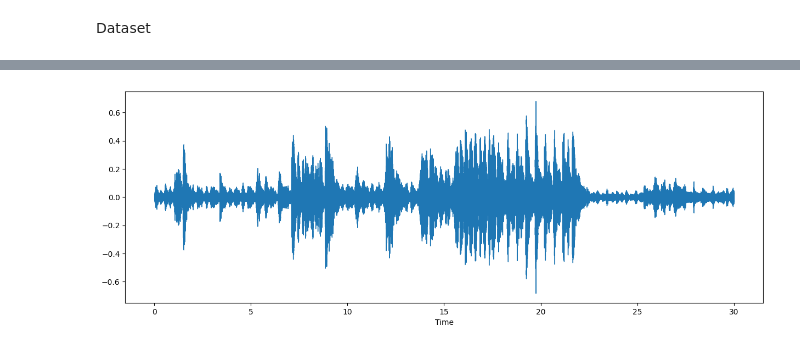
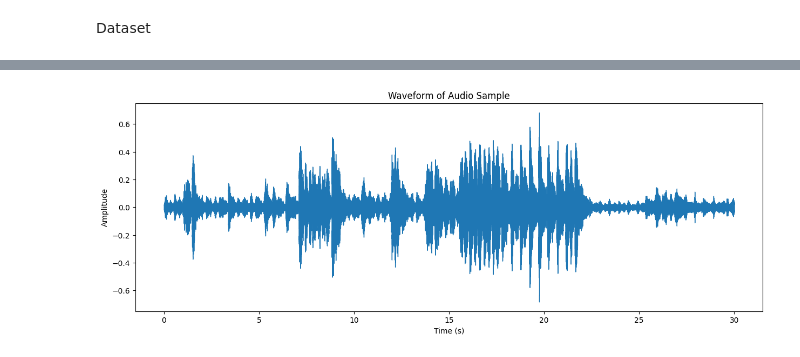
Before and after one commit to BoddyShen/cs682_final_project, a Jupyter notebook: genre_classification.ipynb, the cells around one changed output, grey strips where cells are left out. Cells and saved outputs as stored; diff of their text form; code cells hidden in the pictures.

```diff
--- a/genre_classification.ipynb
+++ b/genre_classification.ipynb
@@ -47,7 +20,10 @@ IPython.display.Audio(audio_data, rate=sr)
 # %%
 # plot sample file
 plt.figure(figsize=(15,5))
 librosa.display.waveshow(audio_data)
+plt.title("Waveform of Audio Sample")
+plt.xlabel("Time (s)")
+plt.ylabel("Amplitude")
 plt.show()
 # %% [output]
-[figure, old version]
+[figure, new version]
```
Also changed, not shown: parts of 4 cells of this notebook.
